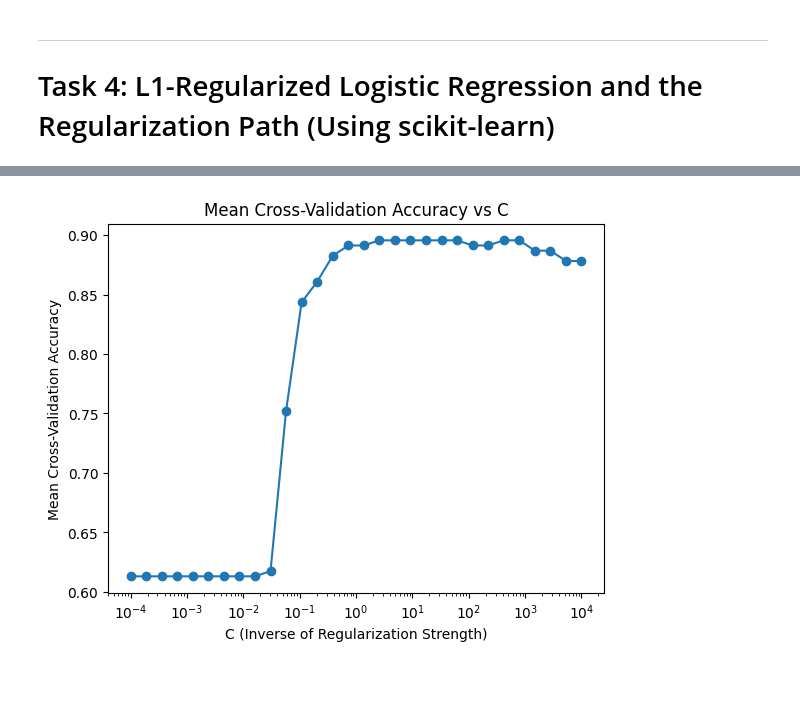
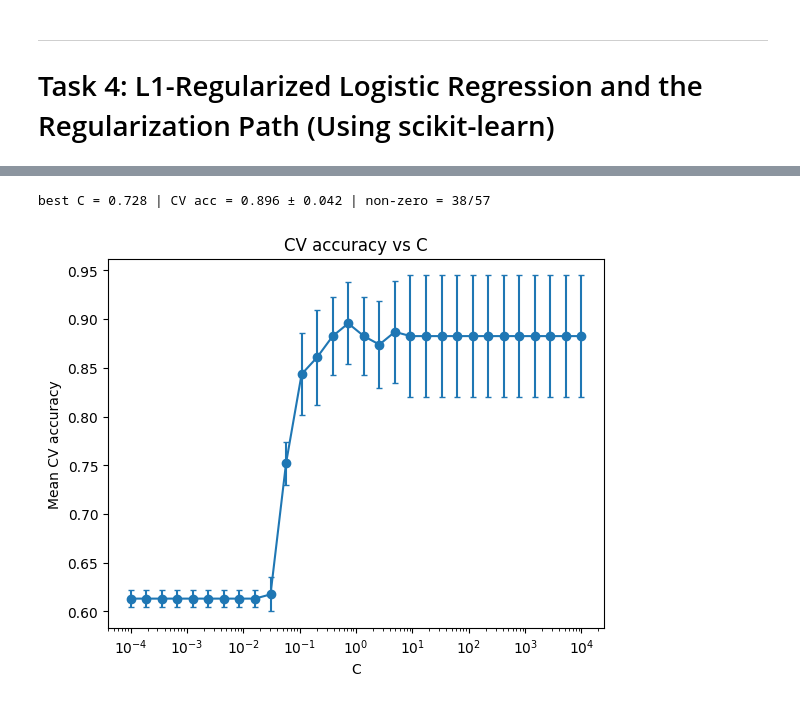
Before and after one commit to mounirammam/COMP551-Group-Project-A2, a Jupyter notebook: MiniProject2.ipynb, the cells around one changed output, grey strips where cells are left out. Drawn from its saved outputs; the diff is of its cells as text; code cells hidden in the pictures.

```diff
--- a/MiniProject2.ipynb
+++ b/MiniProject2.ipynb
@@ -540,12 +556,0 @@ warnings.filterwarnings("ignore", category=ConvergenceWarning)
-# %%
-Cs = np.logspace(-4, 4, 30)
-
-params = []
-for C in Cs:
-    model = LogisticRegression(
-        l1_ratio=1.0, solver="saga", C=C, random_state=RANDOM_SEED
-    )
-    model.fit(X_train_s, y_train)
-    params.append(model.coef_[0])
-
-non_zero_counts = [np.sum(p != 0) for p in params]
@@ -571,23 +598,19 @@ plt.show()
 # %%
 logreg_cv = LogisticRegressionCV(
-    Cs=Cs,
-    penalty='l1',
-    solver='saga',
-    cv=5,
-    random_state=RANDOM_SEED,
-    scoring='accuracy',
+    Cs=Cs, penalty="l1", solver="saga", cv=5, scoring="accuracy",
+    max_iter=10000, random_state=RANDOM_SEED,
 )
-
 logreg_cv.fit(X_train_s, y_train)
 
-cv_scores = logreg_cv.scores_[1]
-mean_accuracy = cv_scores.mean(axis=0)
+cv_scores = logreg_cv.scores_[1.0]
+mean_acc, std_acc = cv_scores.mean(0), cv_scores.std(0)
+best = np.argmax(mean_acc)
+print(f"best C = {Cs[best]:.3g} | CV acc = {mean_acc[best]:.3f} ± {std_acc[best]:.3f} "
+      f"| non-zero = {non_zero_counts[best]}/57")
 
-plt.plot(Cs, mean_accuracy, marker='o')
-plt.xscale('log')
-plt.xlabel('C (Inverse of Regularization Strength)')
-plt.ylabel('Mean Cross-Validation Accuracy')
-plt.title('Mean Cross-Validation Accuracy vs C')
-plt.show()
+plt.errorbar(Cs, mean_acc, yerr=std_acc, marker="o", capsize=2)
+plt.xscale("log"); plt.xlabel("C"); plt.ylabel("Mean CV accuracy")
+plt.title("CV accuracy vs C"); plt.show()
 # %% [output]
+best C = 0.728 | CV acc = 0.896 ± 0.042 | non-zero = 38/57
-[figure, old version]
+[figure, new version]
```
Also changed, not shown: parts of 7 cells of this notebook.
